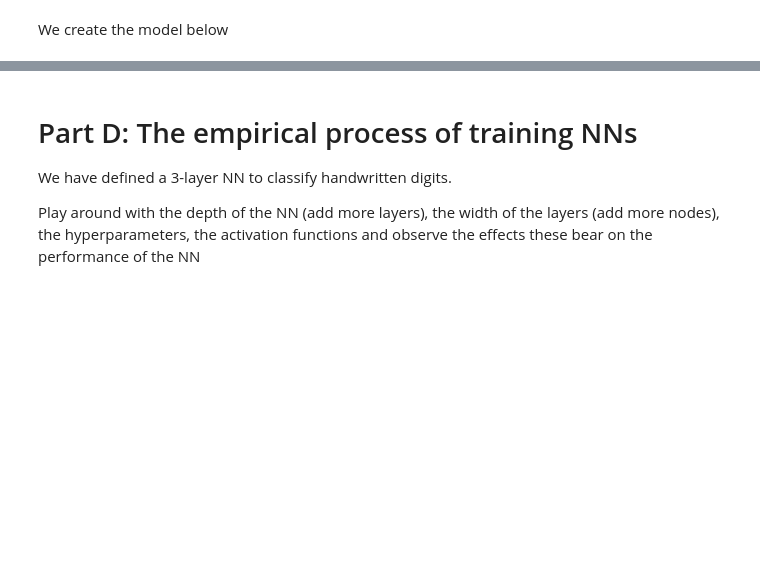
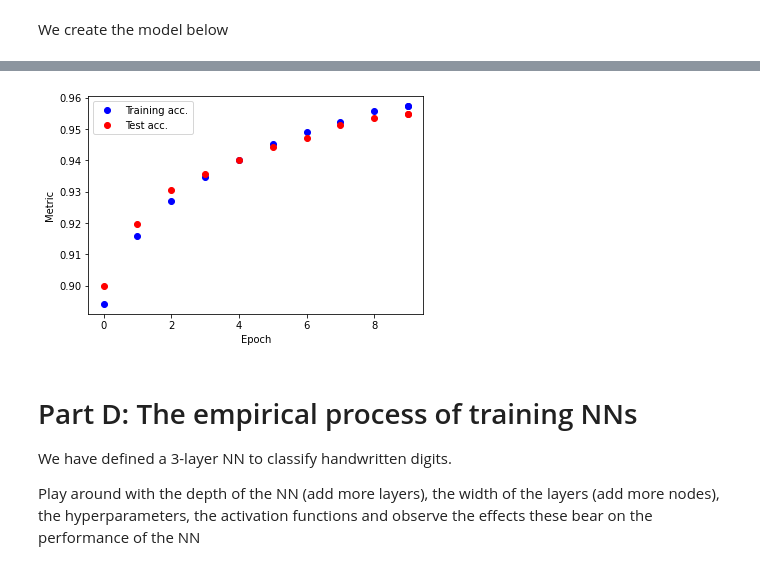
Before and after one commit to KevoSoftworks/machine_learning, a Jupyter notebook: neural_network/assignment.ipynb, the cells around one changed output, grey strips where cells are left out. Cells and saved outputs as stored; diff of their text form; code cells hidden in the pictures; blank space fills up the shorter version.

```diff
--- a/neural_network/assignment.ipynb
+++ b/neural_network/assignment.ipynb
@@ -912,6 +930,6 @@ Y.shape
 # %%
 class MNIST_net:
-    def __init__(self, X_size, Y_size, lossfn):
+    def __init__(self, X_size, Y_size, lossfn, l_set):
 
         # Build the network. Recommended depth: 2-5 layers. Number of nodes: below 200 preferably.
         # Final activation should be softmax, since each datapoint belongs to only one clas
@@ -923,14 +941,16 @@ class MNIST_net:
         #self.L3 = layer(50, Y_size, softmax)
         #self.lossfn = lossfn()
 
-        ''' INSERT CODE HERE '''
+        self.layers = [layer(*i) for i in l_set]
+        self.lossfn = lossfn()
 
     def f_pass(self, X):
         #call each layer's forward function like we did in HL_net
-        ''' INSERT CODE HERE '''
+        A = X
+        for l in self.layers:
+            A = l.forward(A)
 
-        # self.H =  "layername".forward() of last layer
-        self.H = ''' INSERT CODE HERE '''
+        self.H = A
 
         return self.H
 
@@ -938,28 +958,42 @@ class MNIST_net:
         m = batch_size
 
         #use the model's lossfn's get_loss() to find the loss of the model
-        self.loss = ''' INSERT CODE HERE '''
+        self.loss = self.lossfn.get_loss(self.H, Y)
 
         #use the model's lossfn's diff() to find dL_dZ
-        dL_dZ = ''' INSERT CODE HERE '''
+        dL_dZ = self.lossfn.diff(self.H, Y)
 
         #Call out_grad() for the last layer. For a 3-layer NN, example is provided below:
         #self.L3.out_grad(dL_dZ, self.L2.A, m)
-        ''' INSERT CODE HERE '''
+        self.layers[-1].out_grad(dL_dZ, self.layers[-2].A, m)
 
         # call each layer's grad() from the penultimate layer to the first layer to perform back_prop
-        ''' INSERT CODE HERE '''
+        getA = lambda i: self.layers[i].A if i >= 0 else X
+
+        # Unfortunately, we cannot use enumerate here since we need to index the original list,
+        # not this sliced one
+        for l in self.layers[-2::-1]:
+            i = self.layers.index(l)
+            l.grad(self.layers[i + 1].dZ, self.layers[i + 1].W, getA(i - 1), m)
 
     def optim(self, lr):
         #call each layer's step() to update their respective W and B
-        ''' INSERT CODE HERE '''
+        for l in self.layers:
+            l.step(lr)
 # %% [markdown]
 We create the model below
 # %%
 #Model creation
 n_in = np.shape(X)[0]
 n_out = np.shape(Y)[0]
-mnist_net = MNIST_net(n_in,n_out,CE_loss)
+
+l_set = ( \
+    (n_in, 150, relu),
+    (150, 50, relu),
+    (50, n_out, softmax)
+)
+
+mnist_net = MNIST_net(n_in,n_out,CE_loss, l_set)
 # %%
 #Hyperparameters feel free to tweak these!
 
@@ -983,8 +1017,9 @@ lr_decay = 0.99
 # model : mnist_net
 
 #call train() with parameters
-''' INSERT CODE HERE '''
+train(mnist_net, X, Y, X_test, Y_test, model_accuracy, n_epochs, batch_size, lr, lr_decay)
 
 
 #The plot helps visualise train accuracy and test accuracy over epochs, and therefore check how the model is
 #fitting the train and test data
+# %% [output]
@@ -991,3 +1027,4 @@ lr_decay = 0.99
+[figure, added]
 # %% [markdown]
 # Part D: The empirical process of training NNs
 
```
Also changed, not shown: parts of 15 cells of this notebook.
